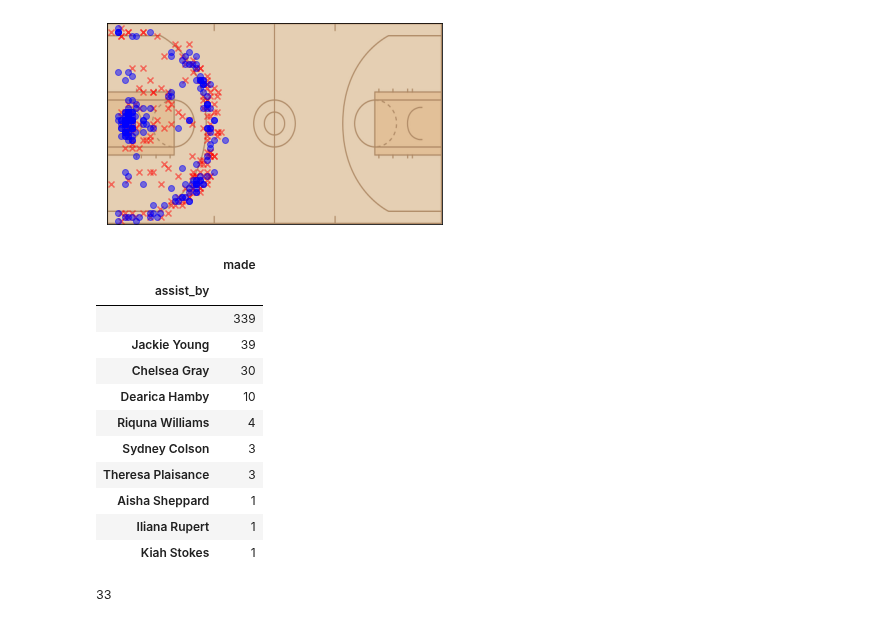
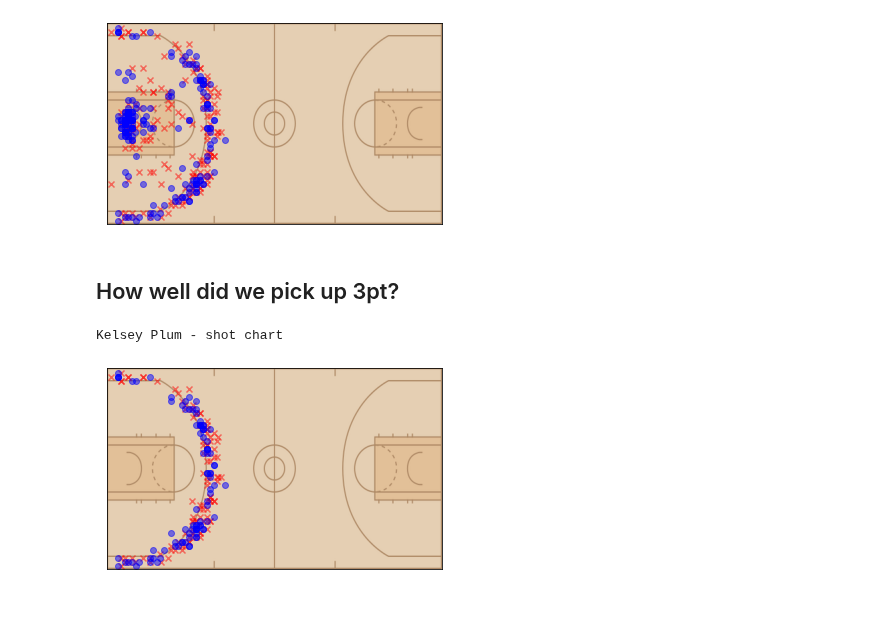
Before and after one commit to dpasse/monte, a Jupyter notebook: workspace/wncaa/shot_charts.ipynb, the cells around one changed output. Cells and saved outputs as stored; diff of their text form; code cells hidden in the pictures.

```diff
--- a/workspace/wncaa/shot_charts.ipynb
+++ b/workspace/wncaa/shot_charts.ipynb
@@ -223,15 +234,0 @@ Kelsey Plum - shot chart
-# %%
-df_player.groupby(['assist_by']).count()[['made']].sort_values(['made'], ascending=False)
-# %% [output]
-|  | made |
-| assist_by |  |
-|  | 339 |
-| Jackie Young | 39 |
-| Chelsea Gray | 30 |
-| Dearica Hamby | 10 |
-| Riquna Williams | 4 |
-| Sydney Colson | 3 |
-| Theresa Plaisance | 3 |
-| Aisha Sheppard | 1 |
-| Iliana Rupert | 1 |
-| Kiah Stokes | 1 |
@@ -240,12 +235,24 @@ df_player.groupby(['assist_by']).count()[['made']].sort_values(['made'], ascendi
-# %%
-len(df_player[df_player.is_3pt]) - 114 - 31 - 5 ### would need to disappear? to reach reg season totals
-
-## 12-31 post season ...
-## 2-5 pre
-
-## todo compare these totals vs game totals to see where issues are?
-# %% [output]
-33
+# %% [markdown]
+## How well did we pick up 3pt?
+# %%
+print(f'{player} - shot chart')
+
+fig, ax = plt.subplots()
+
+ax.imshow(full_court_img)
+
+plt.xticks([])
+plt.yticks([])
+
+x_make, y_make, x_missed, y_missed = get_makes_and_misses_half_court(df_player[df_player.is_3pt])
+
+plt.scatter(x_missed * x_scale, y_missed * y_scale, marker='x', c='red', alpha=.5)
+plt.scatter(x_make * x_scale, y_make * y_scale, marker='o', c='blue', alpha=.5)
+
+plt.show()
+# %% [output]
+Kelsey Plum - shot chart
+[figure, added]
 # %%
 df_player[df_player.is_3pt].groupby(['made', 'side_of_the_half_court']).count()[['game_id']]
 # %% [output]
```
Also changed, not shown: parts of 14 cells of this notebook.
